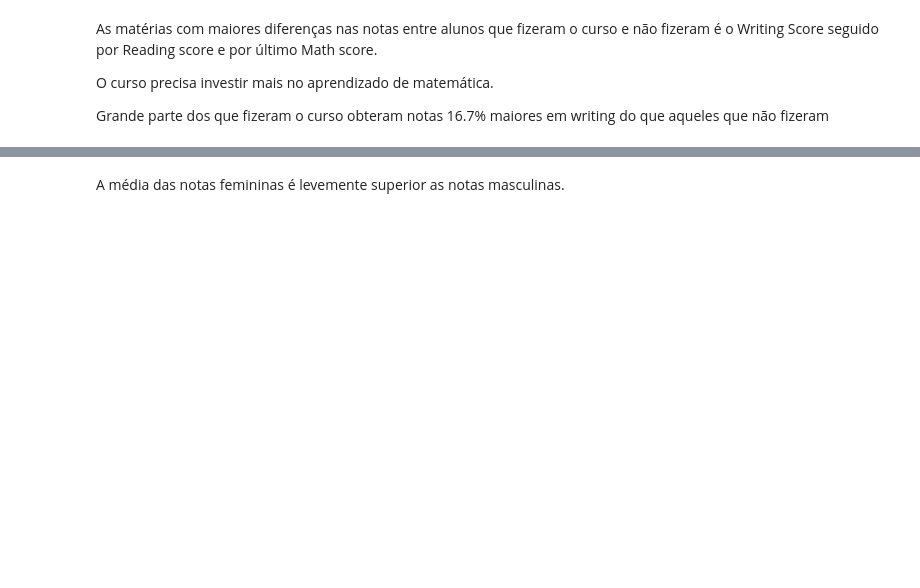
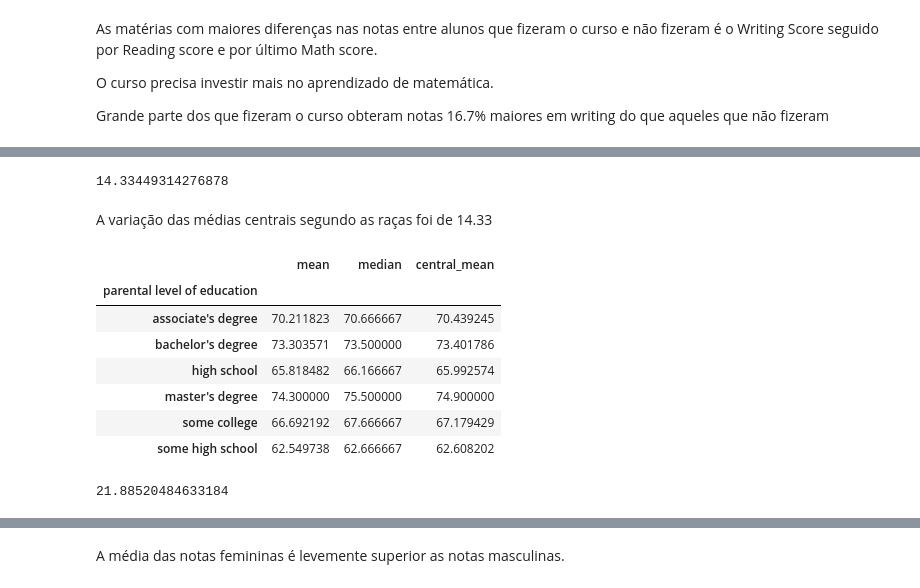
Before and after one commit to Leonardo010/Performance_de_estudantes, a Jupyter notebook: Student_performance_analysis.ipynb, the cells around one changed output, grey strips where cells are left out. Cells and saved outputs as stored; diff of their text form; code cells hidden in the pictures; blank space fills up the shorter version.

```diff
--- a/Student_performance_analysis.ipynb
+++ b/Student_performance_analysis.ipynb
@@ -522,0 +553,25 @@ data['mean'] = (data['math score'] + data['reading score'] + data['writing score
+# %%
+df2['central_mean'].var()
+# %% [output]
+14.33449314276878
+# %% [markdown]
+A variação das médias centrais segundo as raças foi de 14.33
+# %%
+d = data.groupby('parental level of education')
+df3 = pd.DataFrame({'mean': d['mean'].mean(), 'median':
+                   d['mean'].median()})
+df3['central_mean'] = (df3['mean'] + df3['median'])/2
+df3
+# %% [output]
+|  | mean | median | central_mean |
+| parental level of education |  |  |  |
+| associate's degree | 70.211823 | 70.666667 | 70.439245 |
+| bachelor's degree | 73.303571 | 73.500000 | 73.401786 |
+| high school | 65.818482 | 66.166667 | 65.992574 |
+| master's degree | 74.300000 | 75.500000 | 74.900000 |
+| some college | 66.692192 | 67.666667 | 67.179429 |
+| some high school | 62.549738 | 62.666667 | 62.608202 |
+# %%
+df3['central_mean'].var()
+# %% [output]
+21.88520484633184
```
Also changed, not shown: parts of 55 cells of this notebook.
